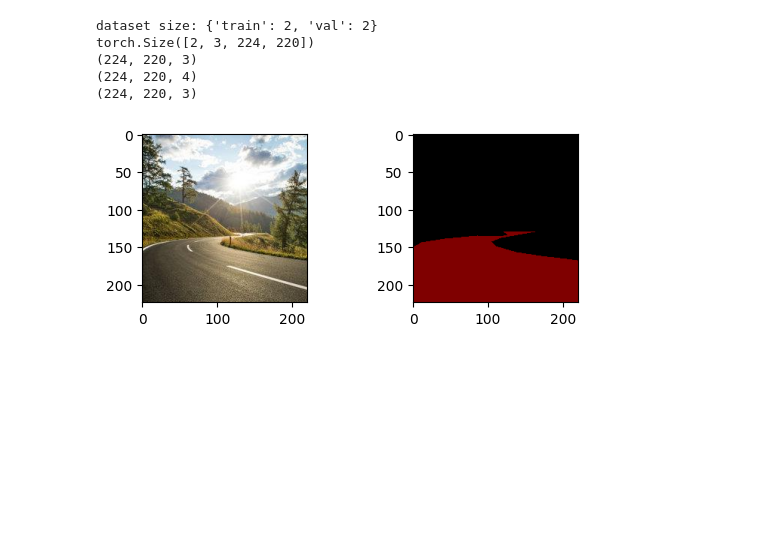
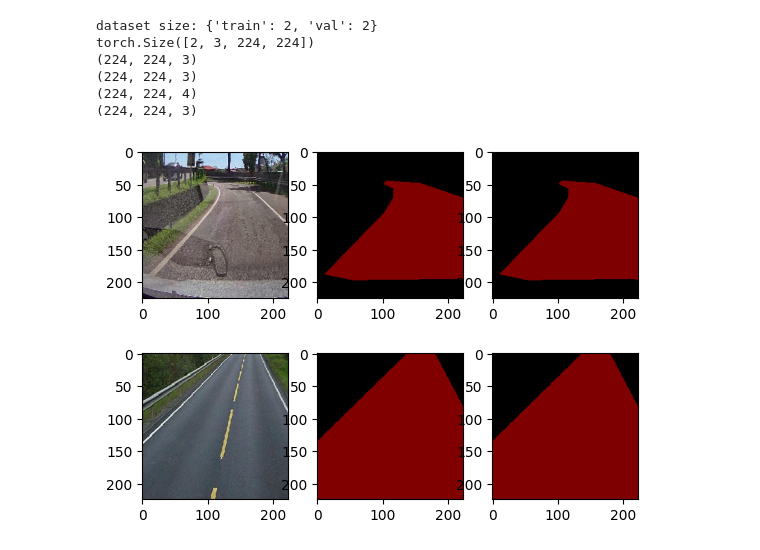
Before and after one commit to Percyx0313/Road-Segment, a Jupyter notebook: test.ipynb, the cells around one changed output. Cells and saved outputs as stored; diff of their text form; code cells hidden in the pictures; blank space fills up the shorter version.

```diff
--- a/test.ipynb
+++ b/test.ipynb
@@ -25,7 +25,7 @@ def label_to_rgb_image(label_image):
 
     mask = np.all(label_image == [0,0,1,0], axis=-1)
     # Assign the label to the mask
-    rgb_image[mask] = [0,0.5,0.5]
+    rgb_image[mask] = [0,0.5,0]
 
     mask = np.all(label_image == [0,1,0,0], axis=-1)
     # Assign the label to the mask
@@ -35,13 +35,6 @@ def label_to_rgb_image(label_image):
     # Assign the label to the mask
     rgb_image[mask] = [0,0,0]
 
-    # Loop through each color and assign the corresponding label
-    # for label, color in label_colors.items():
-    #     # Create a mask for the current color
-    #     mask = np.all(label_image == [0,0,0,1], axis=-1)
-    #     # Assign the label to the mask
-    #     rgb_image[mask] = [0,0,0]
-
     return rgb_image
 # %%
 import matplotlib.pyplot as plt
@@ -93,38 +102,61 @@ torch.Size([2, 3, 224, 220])
 # %%
-
 dataloaders, dataset_size = get_train_val_dataloader(2,0, type="labelme")
 
 train_dataloader = dataloaders["train"]
 val_dataloader = dataloaders["val"]
 
 print("dataset size:", dataset_size)
 for iter, batch in enumerate(train_dataloader):
     X = batch["img"]
+    y = batch["seg_rgb"]
     z = batch["label"]
     if iter == 0:
         print(y.shape)
-        img = X[0]
-        label_img = z[0]
+        img, img_2 = X[0], X[1]
+        seg_img, seg_img_2  = y[0], y[1]
+        label_img, label_img_2 = z[0], z[1]
         # print(img.shape)
         img = img.cpu().detach().numpy()
+        seg_img = seg_img.cpu().detach().numpy()
         label_img = label_img.cpu().detach().numpy()
 
+        img_2 = img_2.cpu().detach().numpy()
+        seg_img_2 = seg_img_2.cpu().detach().numpy()
+        label_img_2 = label_img_2.cpu().detach().numpy()
+
         img = np.transpose(img, (1,2,0))
+        seg_img = np.transpose(seg_img, (1, 2, 0))
         label_img = np.transpose(label_img, (1, 2, 0))
         seg_rgb_img = label_to_rgb_image(label_img)
 
+        img_2 = np.transpose(img_2, (1,2,0))
+        seg_img_2 = np.transpose(seg_img_2, (1, 2, 0))
+        label_img_2 = np.transpose(label_img_2, (1, 2, 0))
+        seg_rgb_img_2 = label_to_rgb_image(label_img_2)
+
         print(img.shape)
+        print(seg_img.shape)
         print(label_img.shape)
         print(seg_rgb_img.shape)
         # img = np.fliplr(img)
-        plt.subplot(2,2,1)
+        plt.subplot(2,3,1)
         plt.imshow(img)
-        plt.subplot(2,2,2)
+        plt.subplot(2,3,2)
+        plt.imshow(seg_img)
+        plt.subplot(2,3,3)
         plt.imshow(seg_rgb_img)
+
+        plt.subplot(2,3,4)
+        plt.imshow(img_2)
+        plt.subplot(2,3,5)
+        plt.imshow(seg_img_2)
+        plt.subplot(2,3,6)
+        plt.imshow(seg_rgb_img_2)
 # %% [output]
 dataset size: {'train': 2, 'val': 2}
-torch.Size([2, 3, 224, 220])
-(224, 220, 3)
-(224, 220, 4)
-(224, 220, 3)
+torch.Size([2, 3, 224, 224])
+(224, 224, 3)
+(224, 224, 3)
+(224, 224, 4)
+(224, 224, 3)
-[figure, old version]
+[figure, new version]
```
Also changed, not shown: parts of 1 cell of this notebook.
